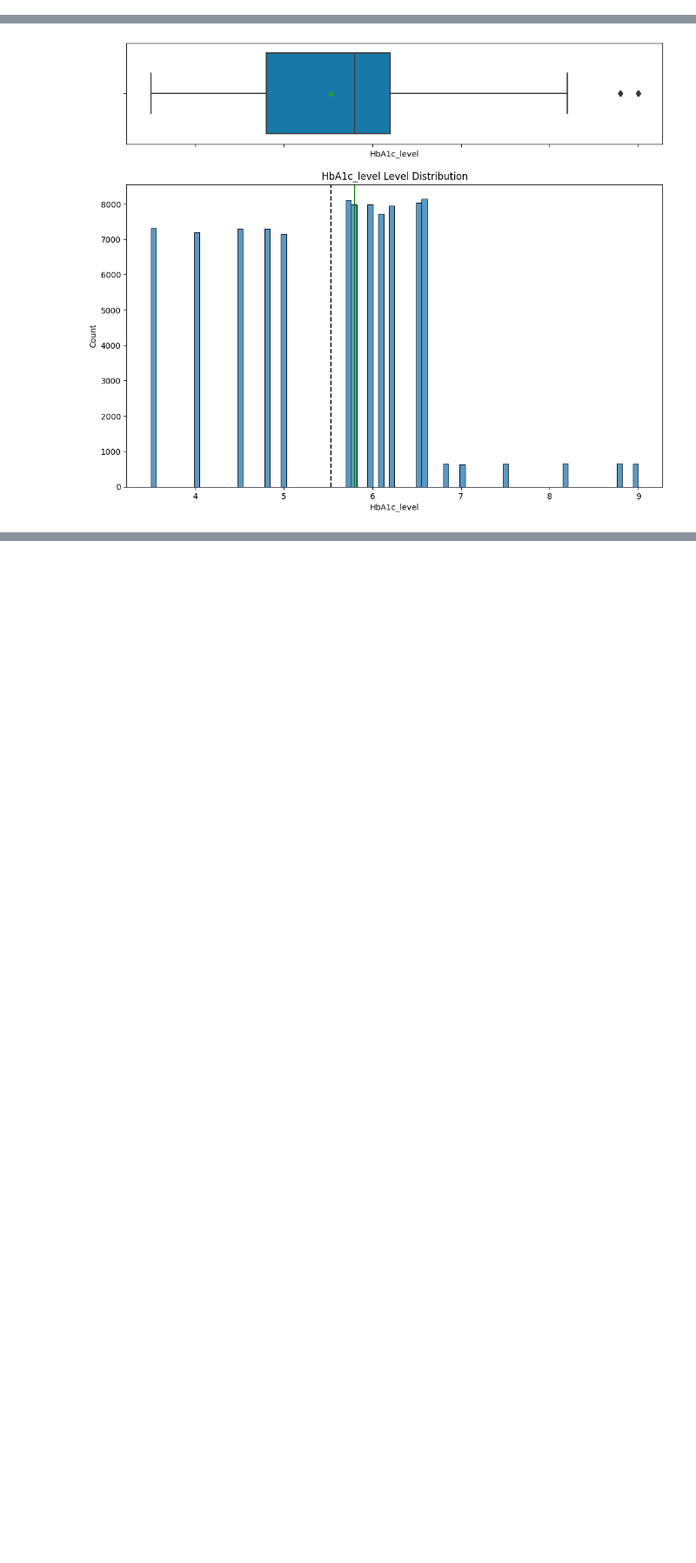
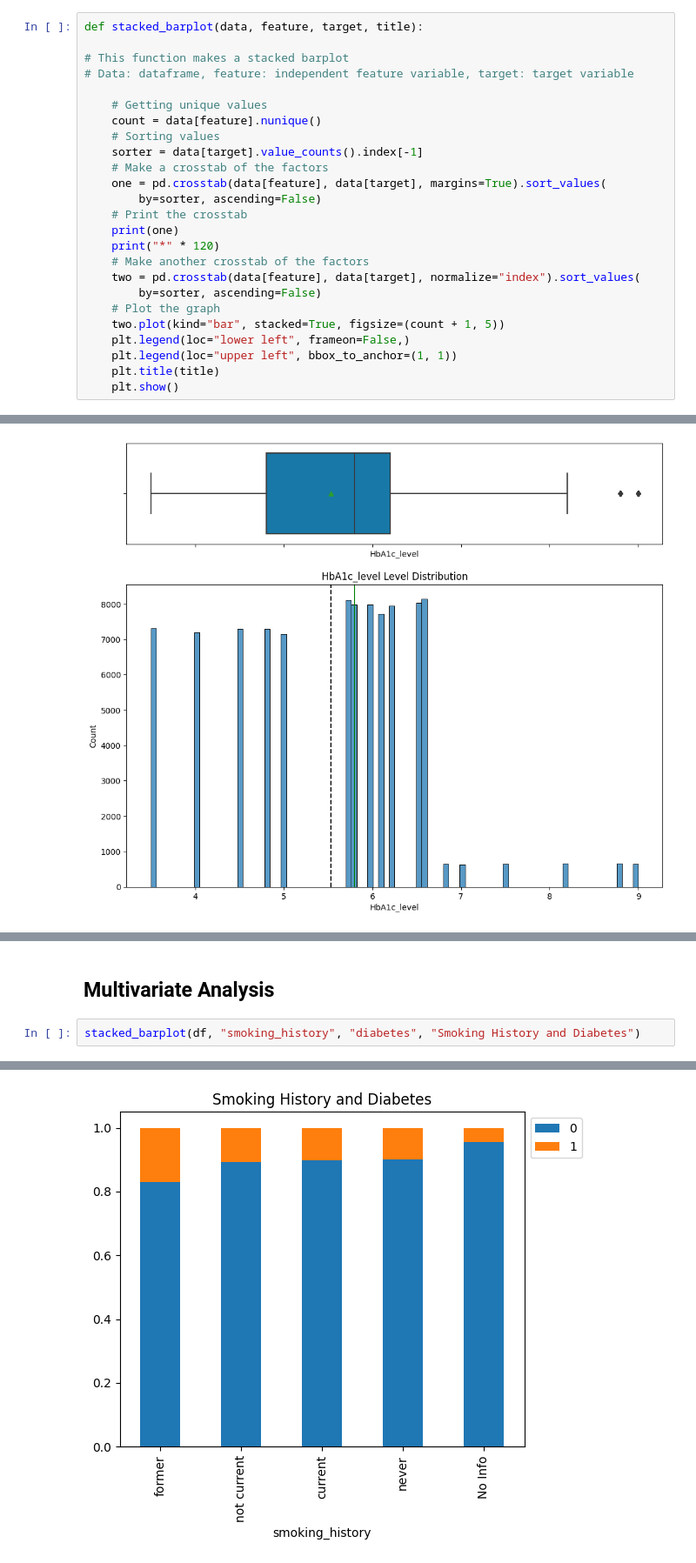
Before and after one commit to ChetanAIML/Team5, a Jupyter notebook: ML_FinalProject_Team5.ipynb, the cells around one changed output, grey strips where cells are left out. Shown: that part at 87% size. Cells and saved outputs as stored; diff of their text form; blank space fills up the shorter version.

```diff
--- a/ML_FinalProject_Team5.ipynb
+++ b/ML_FinalProject_Team5.ipynb
@@ -167,6 +204,31 @@ def boxplot_histogram(data, feature, title, figsize = (12,10), kde = False, bins
   plt.title(title)
   # Putting median to histogram
   ax_hist2.axvline(data[feature].median(), color = "green", linestyle = "-")
+# %%
+def stacked_barplot(data, feature, target, title):
+
+# This function makes a stacked barplot
+# Data: dataframe, feature: independent feature variable, target: target variable
+
+    # Getting unique values
+    count = data[feature].nunique()
+    # Sorting values
+    sorter = data[target].value_counts().index[-1]
+    # Make a crosstab of the factors
+    one = pd.crosstab(data[feature], data[target], margins=True).sort_values(
+        by=sorter, ascending=False)
+    # Print the crosstab
+    print(one)
+    print("*" * 120)
+    # Make another crosstab of the factors
+    two = pd.crosstab(data[feature], data[target], normalize="index").sort_values(
+        by=sorter, ascending=False)
+    # Plot the graph
+    two.plot(kind="bar", stacked=True, figsize=(count + 1, 5))
+    plt.legend(loc="lower left", frameon=False,)
+    plt.legend(loc="upper left", bbox_to_anchor=(1, 1))
+    plt.title(title)
+    plt.show()
 # %%
 boxplot_histogram(df, "age", "Age Distribution")
 # %% [output]
@@ -235,3 +259,8 @@ for col in categorical_columns:
     i+=1
 # %% [output]
 [figure]
+# %% [markdown]
+## Multivariate Analysis
+# %%
+stacked_barplot(df, "smoking_history", "diabetes", "Smoking History and Diabetes")
+# %% [output]
@@ -237,0 +276 @@ for col in categorical_columns:
+[figure, added]
```
Also changed, not shown: parts of 22 cells of this notebook.
